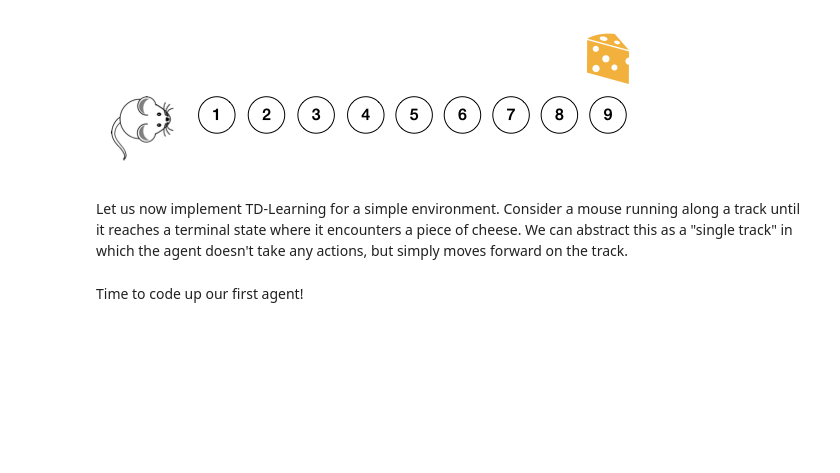
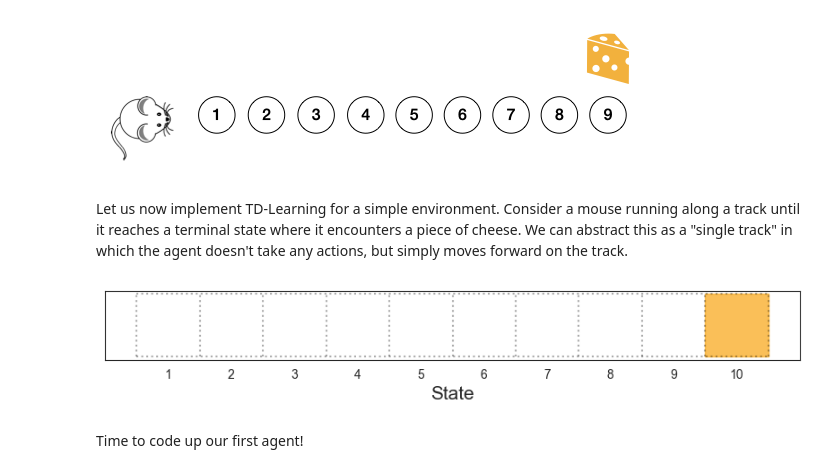
Before and after one commit to Center-for-Computational-Psychiatry/course_nycpw, a Jupyter notebook: tutorials/2025/tutorial01_RL.ipynb, the cells around one changed output. Drawn from its saved outputs; the diff is of its cells as text; code cells hidden in the pictures; blank space fills up the shorter version.

```diff
--- a/tutorials/2025/tutorial01_RL.ipynb
+++ b/tutorials/2025/tutorial01_RL.ipynb
@@ -438,8 +448,10 @@ class SingleTrack(object):
     self.t = 0     # reset timstep
     self.terminate = False
 # %%
-track = SingleTrack(3)
+track = SingleTrack(10)
 track.visualize()
+# %% [output]
+[figure, added]
 # %% [markdown]
 Time to code up our first agent!
 # %%
```
Also changed, not shown: parts of 7 cells of this notebook.
